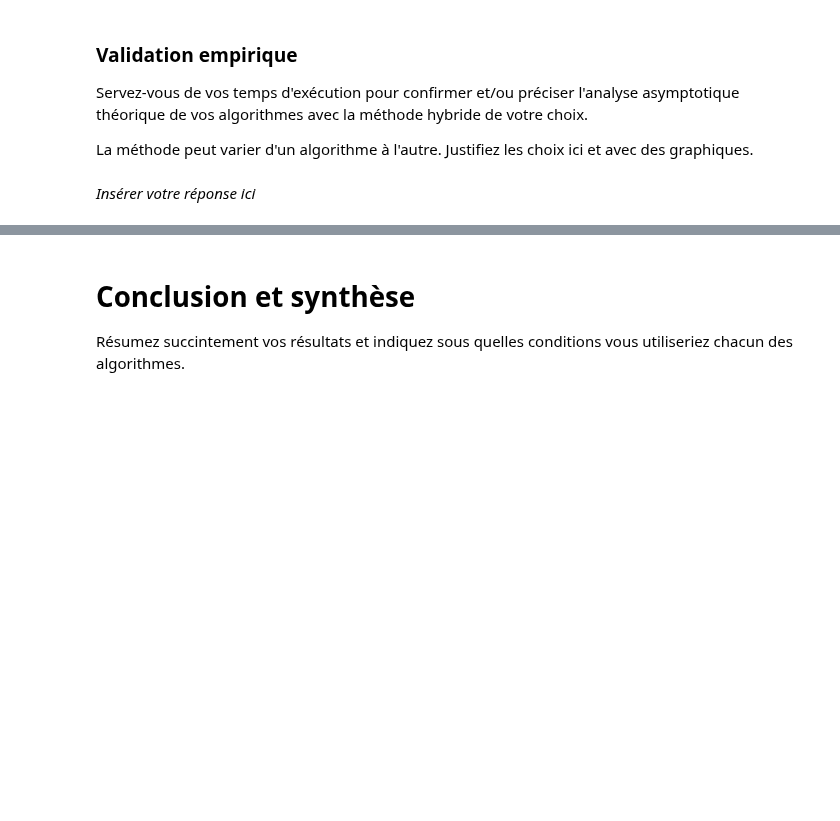
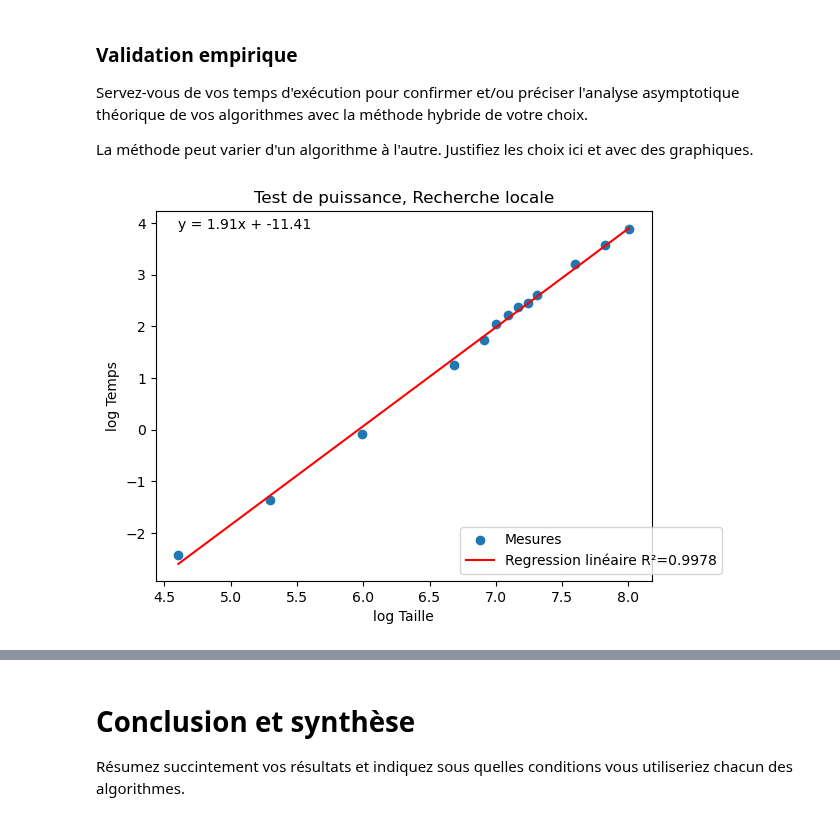
Before and after one commit to simden012/INF8775_Labs, a Jupyter notebook: TP2/TP2-H24.ipynb, the cells around one changed output, grey strips where cells are left out. Drawn from its saved outputs; the diff is of its cells as text; code cells hidden in the pictures; blank space fills up the shorter version.

```diff
--- a/TP2/TP2-H24.ipynb
+++ b/TP2/TP2-H24.ipynb
@@ -519,13 +519,13 @@ comme critère d’arrêt un nombre maximal d’itérations.
 # %%
 from random import randrange
 
-def randomThing(partition):
+def randomSolution(partition):
     liste=partition.copy()
     for element in range(len(partition)):
         liste[element]=randrange(0,5,1)
     return liste
-solutionRandom = randomThing(partition)
-def localSearch(partition):
+solutionRandom = randomSolution(partition)
+def localSearch(partition, D=5):
     #solutionGlouton = glouton(partition)
     solutionGlouton=glouton(partition)
     nIteration=0
@@ -533,7 +533,7 @@ def localSearch(partition):
     solutionPotentielleMin=solutionGlouton
     while nIteration<5:
         for index in range(len(solutionGlouton)):
-            for doigtPotentiel in range(5):
+            for doigtPotentiel in range(D):
                 solutionPotentielle=solutionPotentielleMin.copy()
                 solutionPotentielle[index]=doigtPotentiel
                 coutPotentiel=getTotalCost(costs, partition, solutionPotentielle)
@@ -541,13 +541,11 @@ def localSearch(partition):
                     coutPotentielMin=coutPotentiel
                     solutionPotentielleMin=solutionPotentielle.copy()
         nIteration+=1
-        print(solutionPotentielleMin)
 
     return solutionPotentielleMin
-print(solutionRandom)
 solutionLocal = localSearch(partition)
 solutionGlouton=glouton(partition)
-print("Coût Random thing :", getTotalCost(costs, partition, solutionRandom))
+print("Coût Random solution :", getTotalCost(costs, partition, solutionRandom))
 print("Coût Recherche Locale :", getTotalCost(costs, partition, solutionLocal))
 print("Coût Glouton :", getTotalCost(costs, partition, solutionGlouton))
 
@@ -578,7 +570,7 @@ La complexité résultante est donc de O(i\*n\*5\*(n+n))qui appartient à O(in^2
 Rapportez dans un tableau les temps d'exécutions moyens avec les fonctions auxiliaires `measure_procedure` et `display_measure_table`
 # %%
 dataset = get_dataset(2152269, [100, 200, 400, 800, 1600, 3200, 6400, 12800, 25600, 51200])
-dataset = get_dataset(2152269, [100, 200, 400 ])
+dataset = get_dataset(2152269, [100, 200, 400, 800, 1000, 1100, 1200, 1300, 1400, 1500,2000,2500,3000])
 
 measures_recherche_locale = measure_procedure(localSearch, dataset)
 measures_recherche_locale
@@ -591,5 +596,7 @@ IndexError: shape mismatch: indexing arrays could not be broadcast together with
 Servez-vous de vos temps d'exécution pour confirmer et/ou préciser l'analyse asymptotique théorique de vos algorithmes avec la méthode hybride de votre choix.
 
 La méthode peut varier d'un algorithme à l'autre. Justifiez les choix ici et avec des graphiques.
-# %% [markdown]
-*Insérer votre réponse ici*
+# %%
+display_test_puissance(values_test_puissance(measures_recherche_locale), "Test de puissance, Recherche locale")
+# %% [output]
+[figure, added]
```
Also changed, not shown: parts of 10 cells of this notebook.
